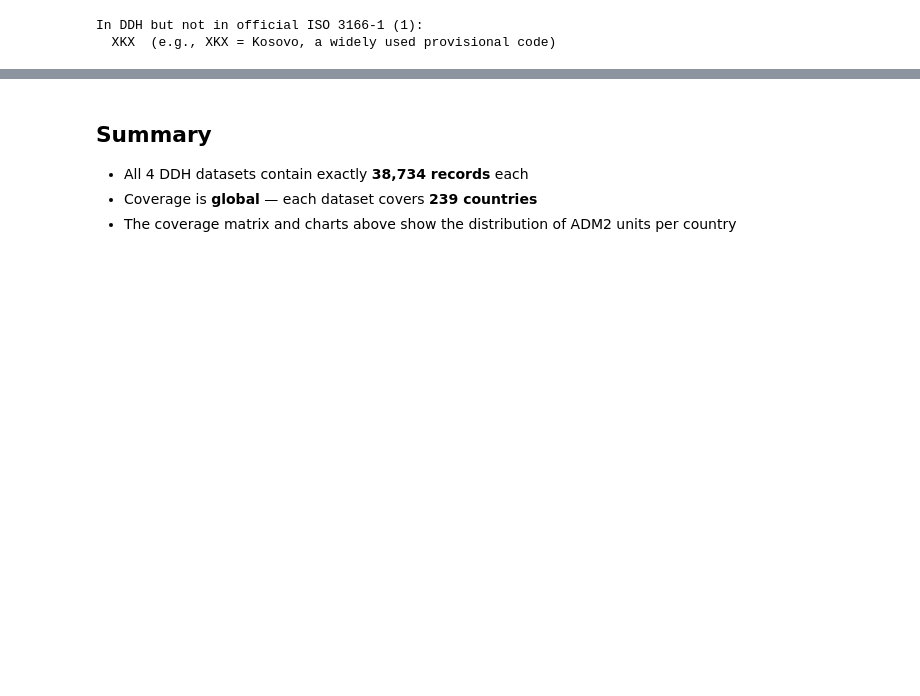
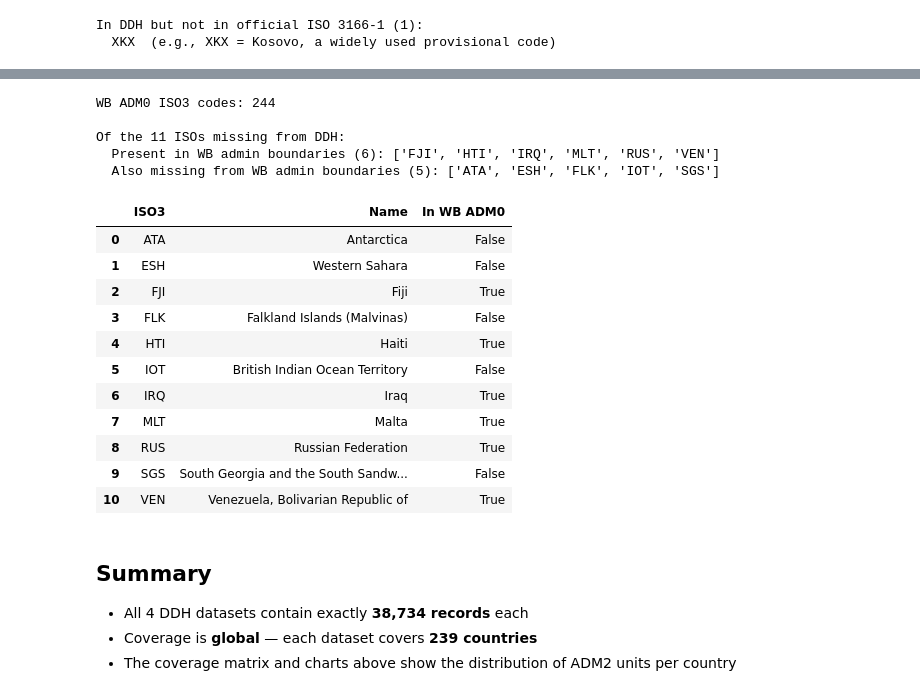
Before and after one commit to worldbank/DECAT_Space2Stats, a Jupyter notebook: notebooks/manual_testing/ddh_coverage.ipynb, the cells around one changed output, grey strips where cells are left out. Drawn from its saved outputs; the diff is of its cells as text; code cells hidden in the pictures; blank space fills up the shorter version.

```diff
--- a/notebooks/manual_testing/ddh_coverage.ipynb
+++ b/notebooks/manual_testing/ddh_coverage.ipynb
@@ -216,3 +221,56 @@ In DDH but not in official ISO 3166-1 (1):
+# %%
+import urllib.parse
+
+WB_ADM0_URL = (
+    "https://services.arcgis.com/iQ1dY19aHwbSDYIF/arcgis/rest/services/"
+    "World_Bank_Global_Administrative_Divisions/FeatureServer/1/query"
+)
+
+params = urllib.parse.urlencode({
+    "where": "1=1",
+    "outFields": "ISO_A3",
+    "returnGeometry": "false",
+    "f": "json",
+    "resultRecordCount": 2000,
+})
+wb_resp = requests.get(f"{WB_ADM0_URL}?{params}", timeout=60).json()
+wb_iso3 = {f["attributes"]["ISO_A3"] for f in wb_resp.get("features", [])}
+
+print(f"WB ADM0 ISO3 codes: {len(wb_iso3)}")
+
+missing_from_both = sorted(set(missing) - wb_iso3)
+present_in_wb = sorted(set(missing) & wb_iso3)
+
+print(f"\nOf the {len(missing)} ISOs missing from DDH:")
+print(f"  Present in WB admin boundaries ({len(present_in_wb)}): {present_in_wb}")
+print(f"  Also missing from WB admin boundaries ({len(missing_from_both)}): {missing_from_both}")
+
+pd.DataFrame([
+    {
+        "ISO3": code,
+        "Name": pycountry.countries.get(alpha_3=code).name,
+        "In WB ADM0": code in wb_iso3,
+    }
+    for code in missing
+])
+# %% [output]
+WB ADM0 ISO3 codes: 244
+
+Of the 11 ISOs missing from DDH:
+  Present in WB admin boundaries (6): ['FJI', 'HTI', 'IRQ', 'MLT', 'RUS', 'VEN']
+  Also missing from WB admin boundaries (5): ['ATA', 'ESH', 'FLK', 'IOT', 'SGS']
+|  | ISO3 | Name | In WB ADM0 |
+| 0 | ATA | Antarctica | False |
+| 1 | ESH | Western Sahara | False |
+| 2 | FJI | Fiji | True |
+| 3 | FLK | Falkland Islands (Malvinas) | False |
+| 4 | HTI | Haiti | True |
+| 5 | IOT | British Indian Ocean Territory | False |
+| 6 | IRQ | Iraq | True |
+| 7 | MLT | Malta | True |
+| 8 | RUS | Russian Federation | True |
+| 9 | SGS | South Georgia and the South Sandw... | False |
+| 10 | VEN | Venezuela, Bolivarian Republic of | True |
 # %% [markdown]
 ## Summary
 
```
Also changed, not shown: parts of 2 cells of this notebook.
